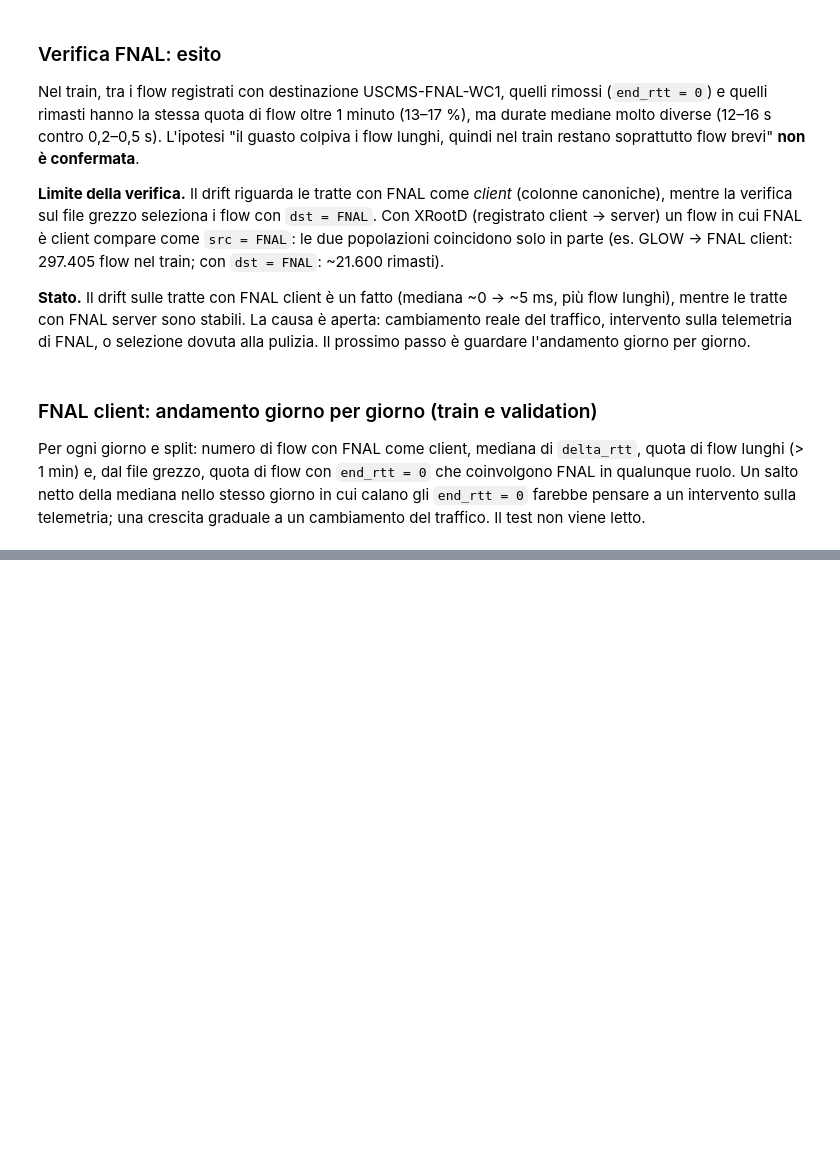
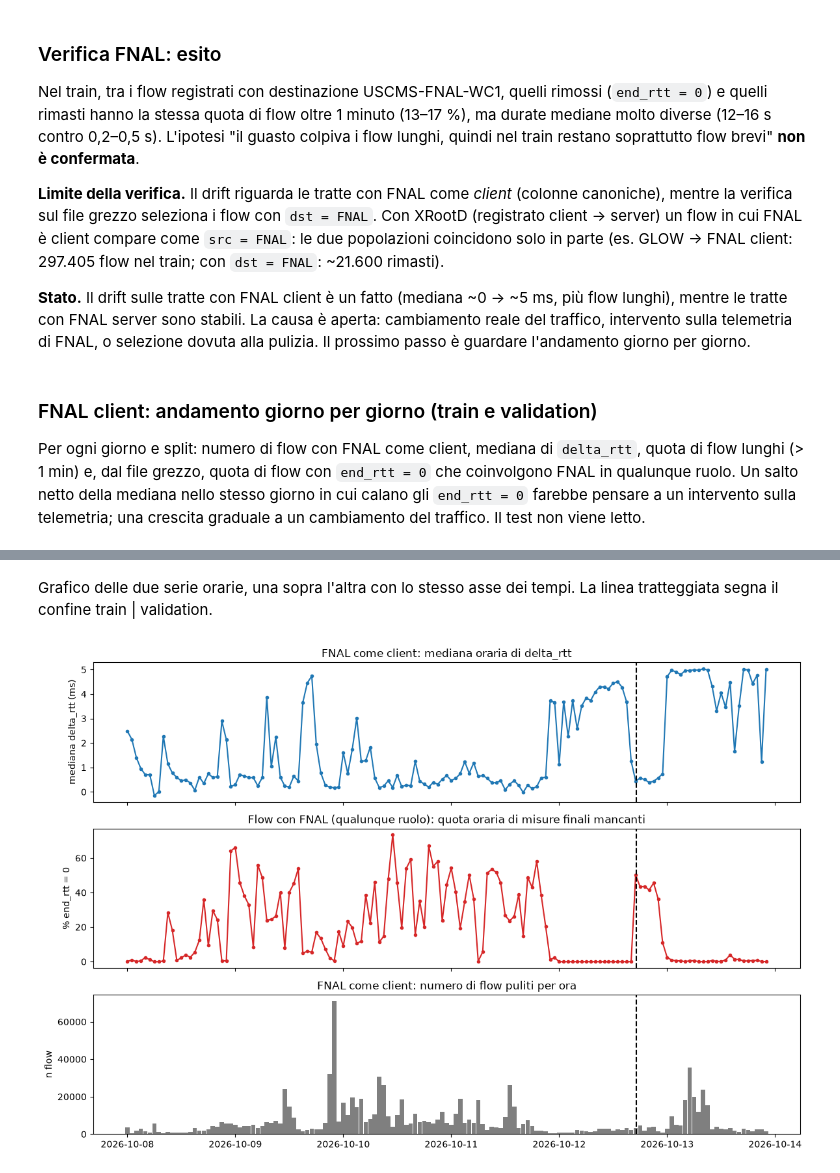
Before and after one commit to giovannipavan/flow-tokenization, a Jupyter notebook: results/03_baseline.ipynb, the cells around one changed output, grey strips where cells are left out. Cells and saved outputs as stored; diff of their text form; code cells hidden in the pictures; blank space fills up the shorter version.

```diff
--- a/results/03_baseline.ipynb
+++ b/results/03_baseline.ipynb
@@ -813,0 +887,27 @@ See https://pandas.pydata.org/docs/dev/whatsnew/v3.1.0.html#deprecation-inplace
+# %% [markdown]
+Grafico delle due serie orarie, una sopra l'altra con lo stesso asse dei tempi.
+La linea tratteggiata segna il confine train | validation.
+# %%
+import matplotlib.pyplot as plt
+
+fig, (ax1, ax2, ax3) = plt.subplots(3, 1, figsize=(12, 8), sharex=True)
+
+ax1.plot(orario["ora"], orario["mediana_delta"], marker=".")
+ax1.set_ylabel("mediana delta_rtt (ms)")
+ax1.set_title("FNAL come client: mediana oraria di delta_rtt")
+
+ax2.plot(orario["ora"], orario["pct_end_zero"], marker=".", color="tab:red")
+ax2.set_ylabel("% end_rtt = 0")
+ax2.set_title("Flow con FNAL (qualunque ruolo): quota oraria di misure finali mancanti")
+
+ax3.bar(orario["ora"], orario["n_client"], width=0.04, color="tab:gray")
+ax3.set_ylabel("n flow")
+ax3.set_title("FNAL come client: numero di flow puliti per ora")
+
+for ax in (ax1, ax2, ax3):
+    ax.axvline(pd.Timestamp(TRAIN_END), linestyle="--", color="black")
+
+plt.tight_layout()
+plt.show()
+# %% [output]
+[figure, added]
```
Also changed, not shown: parts of 13 cells of this notebook, 3 other files.
